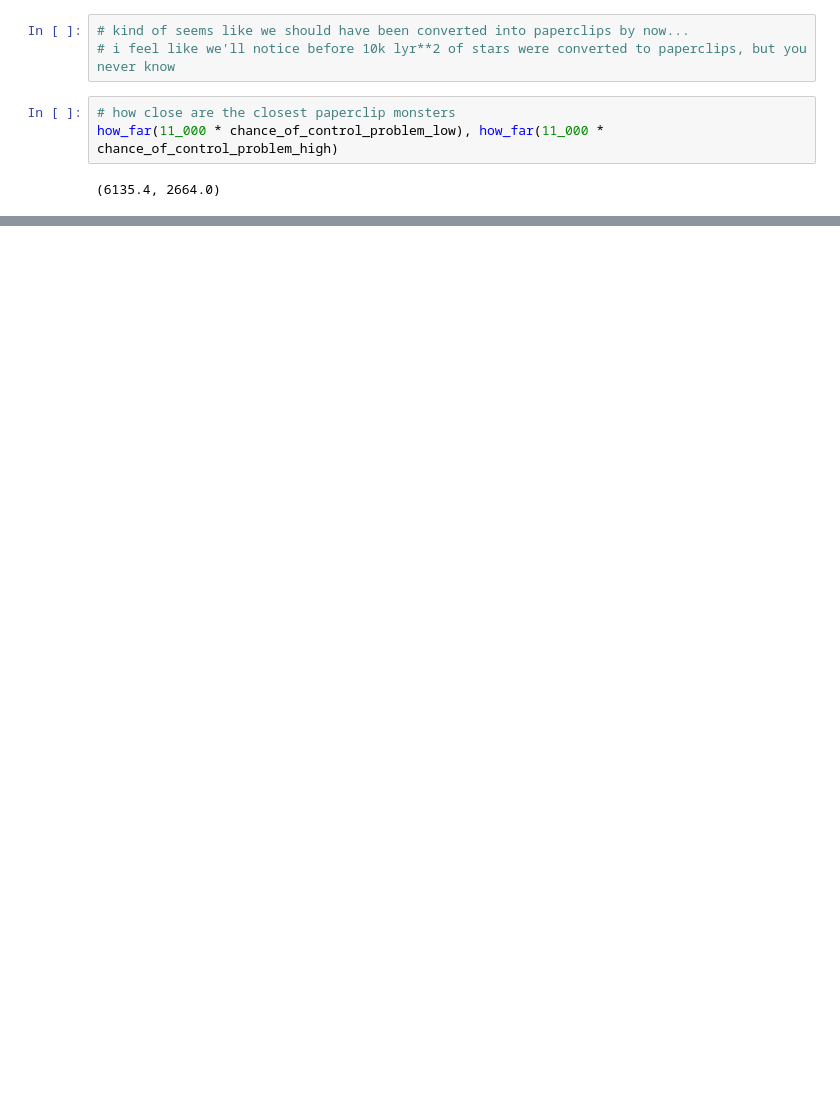
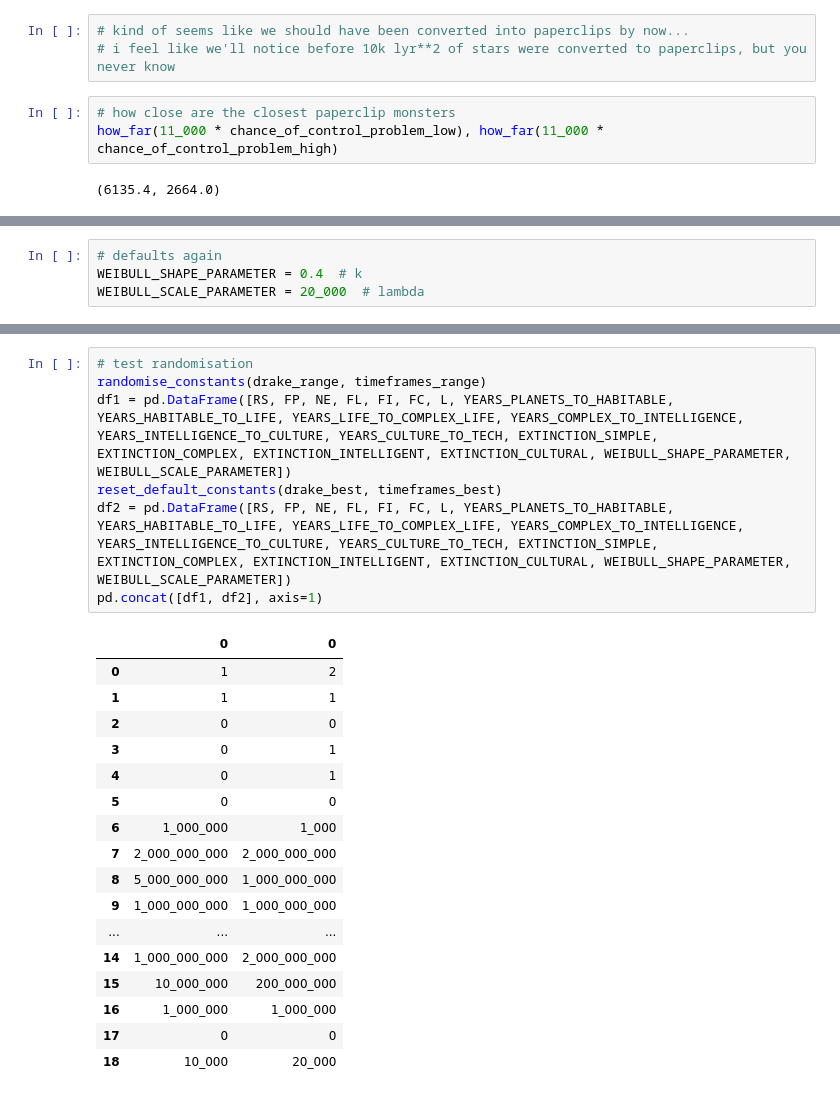
Before and after one commit to KevinCarr42/Time-Dependent-Drake-Equation, a Jupyter notebook: Time_Dependent_Drake_Equation.ipynb, the cells around one changed output, grey strips where cells are left out. Cells and saved outputs as stored; diff of their text form; blank space fills up the shorter version.

Commit message:
setup for monte carlo to test constants

```diff
--- a/Time_Dependent_Drake_Equation.ipynb
+++ b/Time_Dependent_Drake_Equation.ipynb
@@ -810,0 +908,4 @@ how_far(11_000 * chance_of_control_problem_low), how_far(11_000 * chance_of_cont
+# %%
+# defaults again
+WEIBULL_SHAPE_PARAMETER = 0.4  # k
+WEIBULL_SCALE_PARAMETER = 20_000  # lambda
@@ -810,0 +1017,25 @@ how_far(11_000 * chance_of_control_problem_low), how_far(11_000 * chance_of_cont
+# %%
+# test randomisation
+randomise_constants(drake_range, timeframes_range)
+df1 = pd.DataFrame([RS, FP, NE, FL, FI, FC, L, YEARS_PLANETS_TO_HABITABLE, YEARS_HABITABLE_TO_LIFE, YEARS_LIFE_TO_COMPLEX_LIFE, YEARS_COMPLEX_TO_INTELLIGENCE, YEARS_INTELLIGENCE_TO_CULTURE, YEARS_CULTURE_TO_TECH, EXTINCTION_SIMPLE, EXTINCTION_COMPLEX, EXTINCTION_INTELLIGENT, EXTINCTION_CULTURAL, WEIBULL_SHAPE_PARAMETER, WEIBULL_SCALE_PARAMETER])
+reset_default_constants(drake_best, timeframes_best)
+df2 = pd.DataFrame([RS, FP, NE, FL, FI, FC, L, YEARS_PLANETS_TO_HABITABLE, YEARS_HABITABLE_TO_LIFE, YEARS_LIFE_TO_COMPLEX_LIFE, YEARS_COMPLEX_TO_INTELLIGENCE, YEARS_INTELLIGENCE_TO_CULTURE, YEARS_CULTURE_TO_TECH, EXTINCTION_SIMPLE, EXTINCTION_COMPLEX, EXTINCTION_INTELLIGENT, EXTINCTION_CULTURAL, WEIBULL_SHAPE_PARAMETER, WEIBULL_SCALE_PARAMETER])
+pd.concat([df1, df2], axis=1)
+# %% [output]
+|  | 0 | 0 |
+| 0 | 1 | 2 |
+| 1 | 1 | 1 |
+| 2 | 0 | 0 |
+| 3 | 0 | 1 |
+| 4 | 0 | 1 |
+| 5 | 0 | 0 |
+| 6 | 1_000_000 | 1_000 |
+| 7 | 2_000_000_000 | 2_000_000_000 |
+| 8 | 5_000_000_000 | 1_000_000_000 |
+| 9 | 1_000_000_000 | 1_000_000_000 |
+| ... | ... | ... |
+| 14 | 1_000_000_000 | 2_000_000_000 |
+| 15 | 10_000_000 | 200_000_000 |
+| 16 | 1_000_000 | 1_000_000 |
+| 17 | 0 | 0 |
+| 18 | 10_000 | 20_000 |
```
Also changed, not shown: parts of 15 cells of this notebook.
